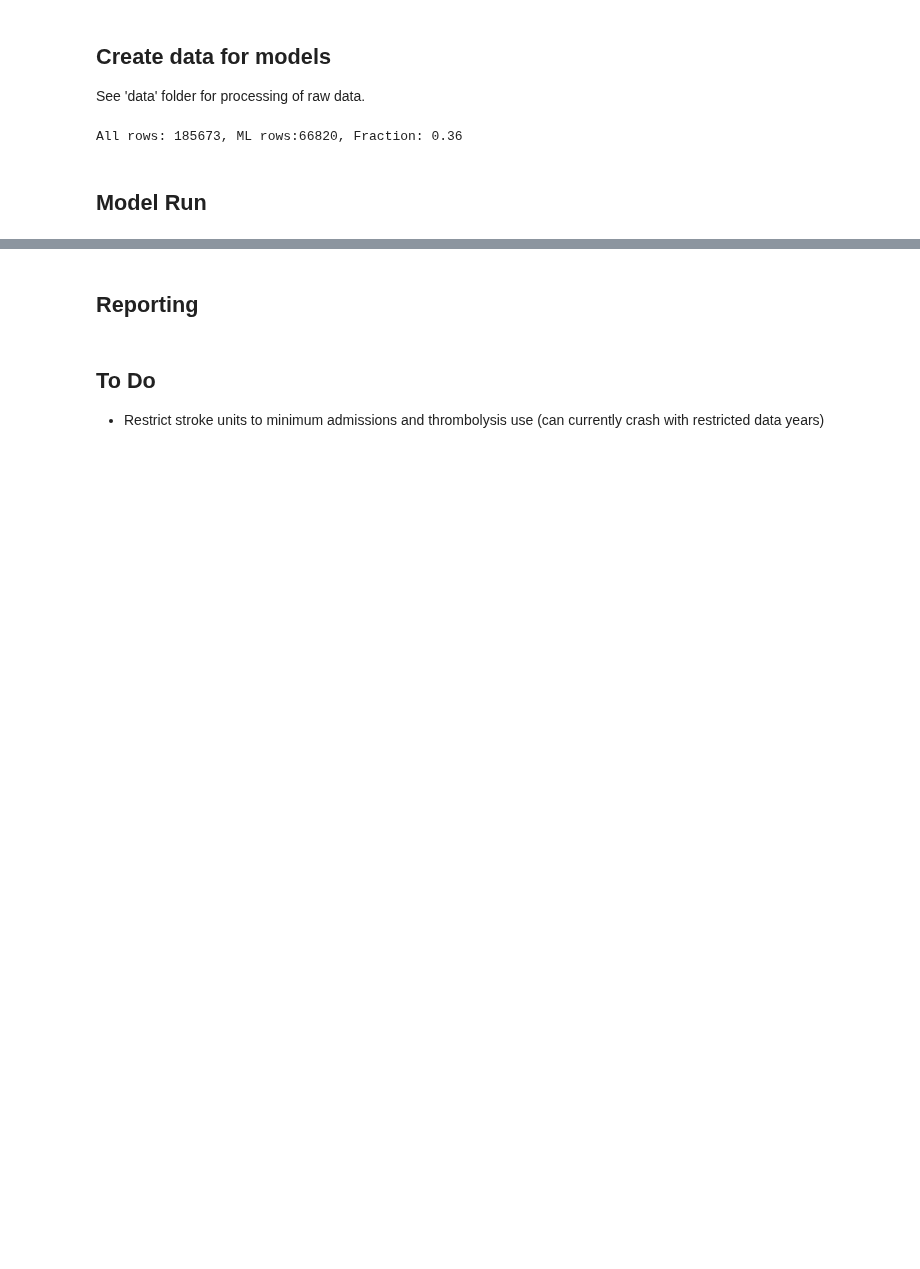
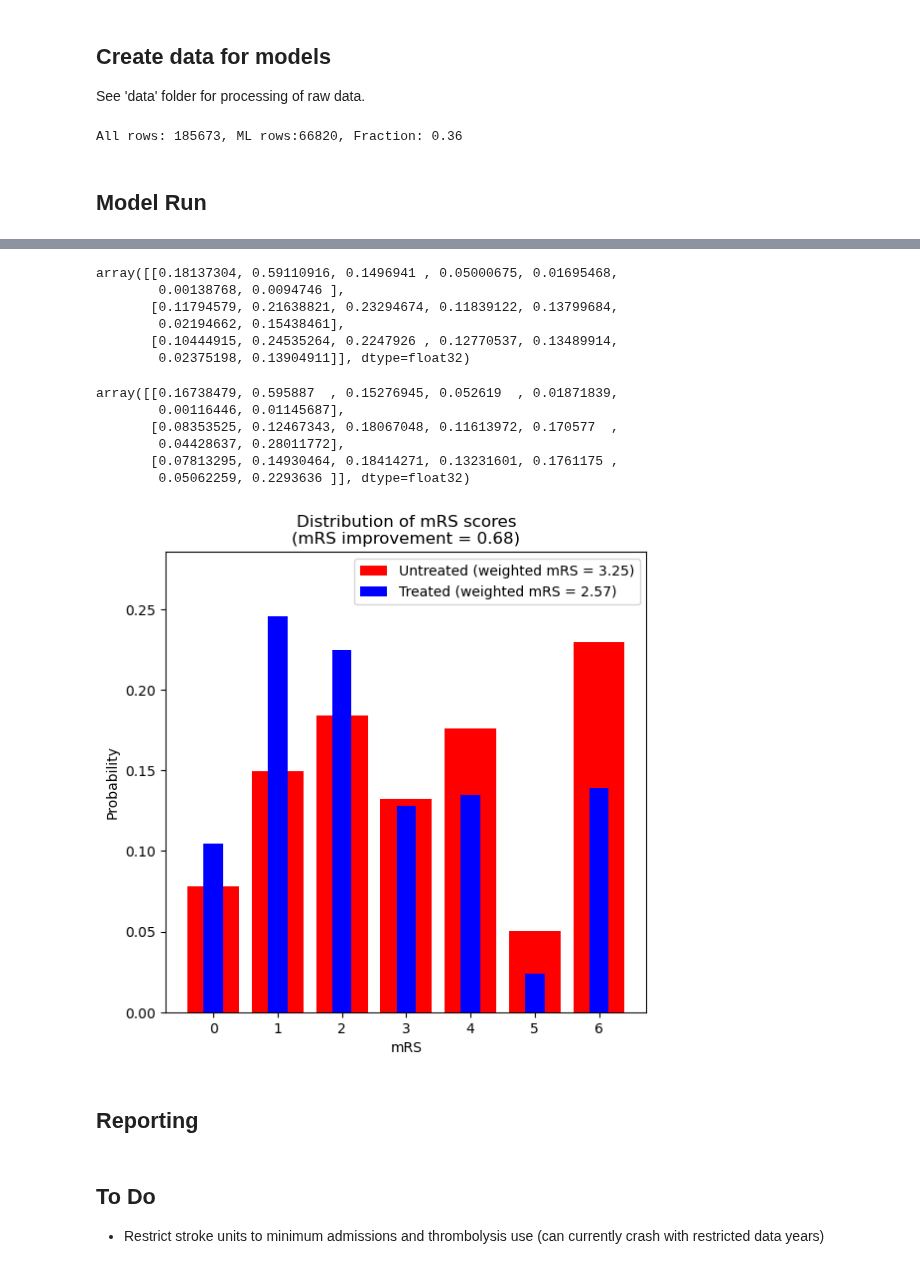
Before and after one commit to samuel-book/samuel_2_production, a Jupyter notebook: 1_full_production_1.ipynb, the cells around one changed output, grey strips where cells are left out. Drawn from its saved outputs; the diff is of its cells as text; code cells hidden in the pictures; blank space fills up the shorter version.

Commit message:
Add prototype patient outcomes

```diff
--- a/1_full_production_1.ipynb
+++ b/1_full_production_1.ipynb
@@ -57,3 +57,52 @@ Outcome multiclass ROC AUC 0.781
+# %%
+outcome_model.prototype_patients_outcomes_treated
+# %% [output]
+array([[0.18137304, 0.59110916, 0.1496941 , 0.05000675, 0.01695468,
+        0.00138768, 0.0094746 ],
+       [0.11794579, 0.21638821, 0.23294674, 0.11839122, 0.13799684,
+        0.02194662, 0.15438461],
+       [0.10444915, 0.24535264, 0.2247926 , 0.12770537, 0.13489914,
+        0.02375198, 0.13904911]], dtype=float32)
+# %%
+outcome_model.prototype_patients_outcomes_untreated
+# %% [output]
+array([[0.16738479, 0.595887  , 0.15276945, 0.052619  , 0.01871839,
+        0.00116446, 0.01145687],
+       [0.08353525, 0.12467343, 0.18067048, 0.11613972, 0.170577  ,
+        0.04428637, 0.28011772],
+       [0.07813295, 0.14930464, 0.18414271, 0.13231601, 0.1761175 ,
+        0.05062259, 0.2293636 ]], dtype=float32)
+# %%
+untreated = outcome_model.prototype_patients_outcomes_untreated[2,:]
+treated = outcome_model.prototype_patients_outcomes_treated[2,:]
+# Get weighted average of mRS scores
+weighted_untreated = np.sum(untreated * np.arange(7))
+weighted_treated = np.sum(treated * np.arange(7))
+diff = weighted_treated - weighted_untreated
+
+# Draw a dotted histogram of the untreated and treated distributions
+import matplotlib.pyplot as plt
+import numpy as np
+
+fig = plt.figure(figsize=(6, 6))
+ax = fig.add_subplot(111)
+x = np.arange(7)
+ax.bar(x, untreated, color='red', label=f'Untreated (weighted mRS = {weighted_untreated:0.2f})',
+       linewidth=1, linestyle='--')
+ax.bar(x, treated, color='blue', label=f'Treated (weighted mRS = {weighted_treated:0.2f})', linewidth=1, linestyle='--', width=0.3)
+ax.legend()
+ax.set_xlabel('mRS')
+ax.set_ylabel('Probability')
+ax.set_title(f'Distribution of mRS scores\n(mRS improvement = {-diff:.2f})')
+
+# Set ylim to be 0.05 more than the maximum probability
+ax.set_ylim(0, np.max([np.max(untreated), np.max(treated)]) + 0.04)
+
+
+plt.tight_layout(pad=2)
+plt.show()
+# %% [output]
+[figure, added]
 # %% [markdown]
 ## Reporting
 # %%
```
Also changed, not shown: parts of 1 cell of this notebook, 1 other file.
